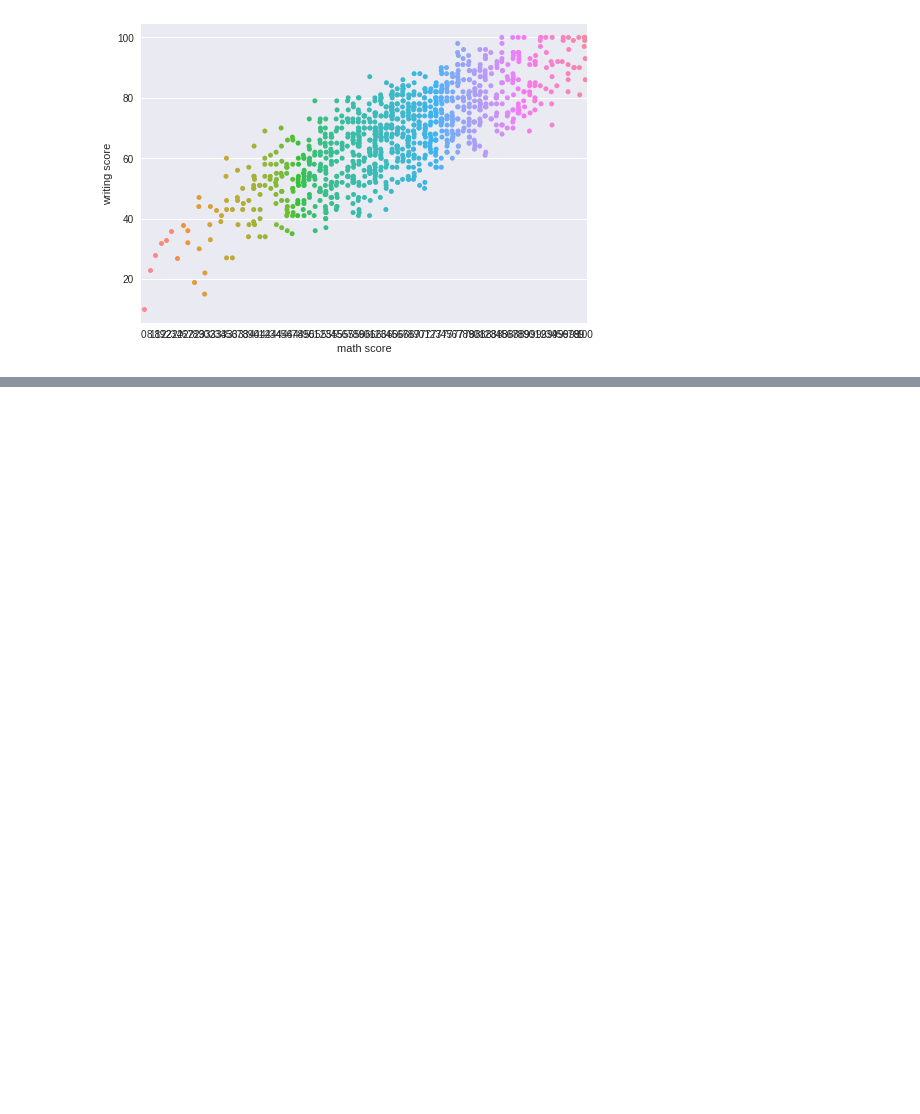
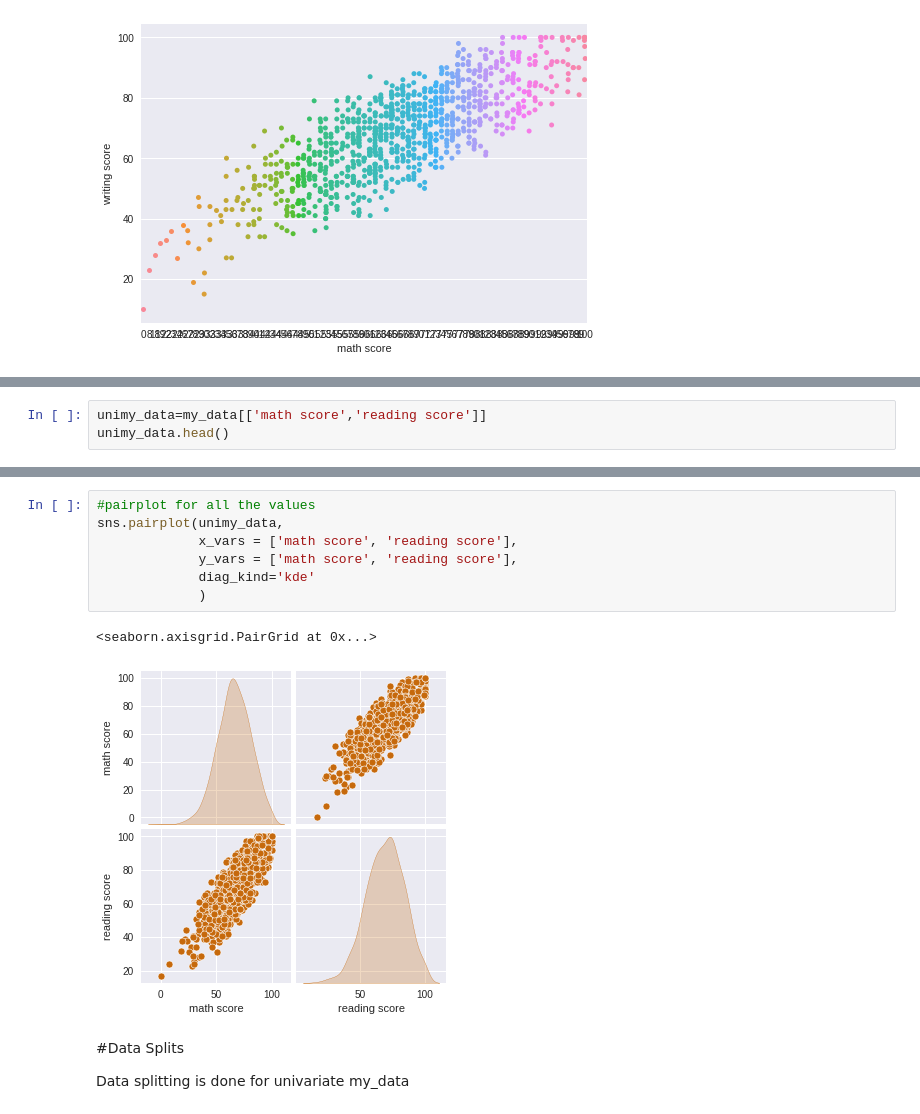
Before and after one commit to sejallotliker/MLnow_2.0, a Jupyter notebook: ML_EDA_Students_performance_in_exam_univariate_Linear_regression.ipynb, the cells around one changed output, grey strips where cells are left out. Drawn from its saved outputs; the diff is of its cells as text; blank space fills up the shorter version.

```diff
--- a/ML_EDA_Students_performance_in_exam_univariate_Linear_regression.ipynb
+++ b/ML_EDA_Students_performance_in_exam_univariate_Linear_regression.ipynb
@@ -124,0 +245,3 @@ sns.stripplot(y='writing score', x='math score', data= my_data)
+# %%
+unimy_data=my_data[['math score','reading score']]
+unimy_data.head()
@@ -124,0 +279,14 @@ sns.stripplot(y='writing score', x='math score', data= my_data)
+# %%
+#pairplot for all the values
+sns.pairplot(unimy_data,
+             x_vars = ['math score', 'reading score'],
+             y_vars = ['math score', 'reading score'],
+             diag_kind='kde'
+             )
+# %% [output]
+<seaborn.axisgrid.PairGrid at 0x...>
+[figure, added]
+# %% [markdown]
+#Data Splits
+
+Data splitting is done for univariate my_data
```
Also changed, not shown: parts of 20 cells of this notebook.
